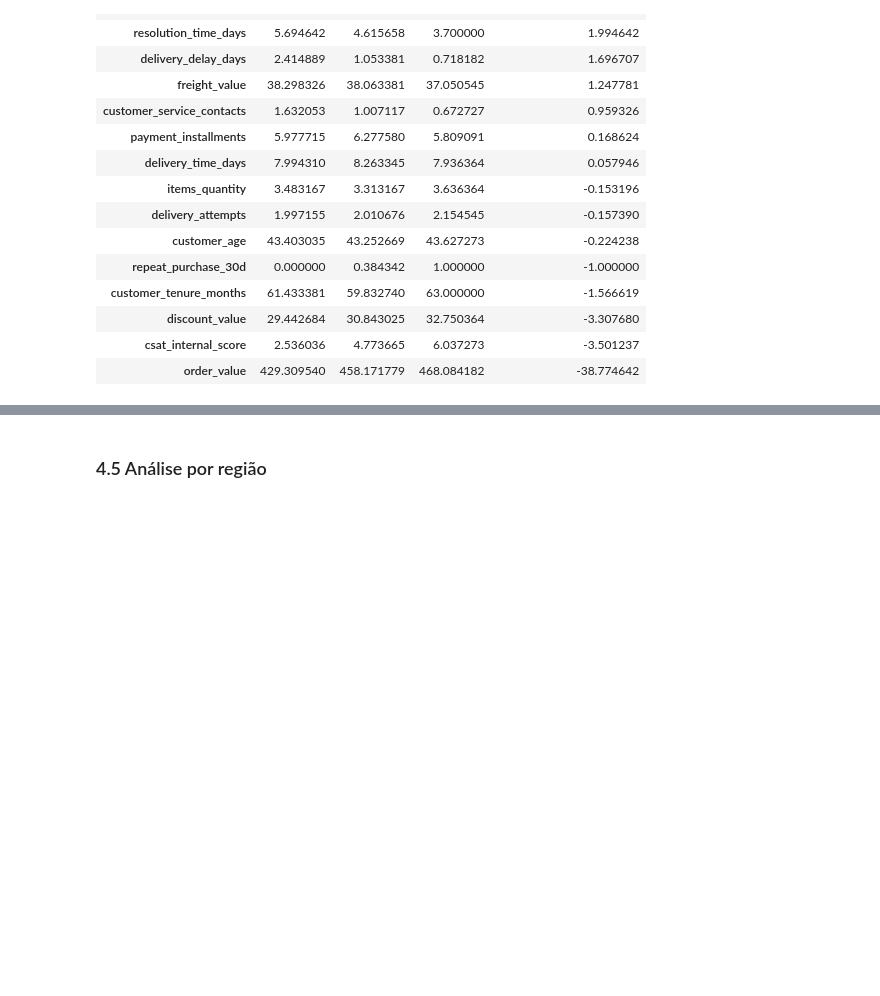
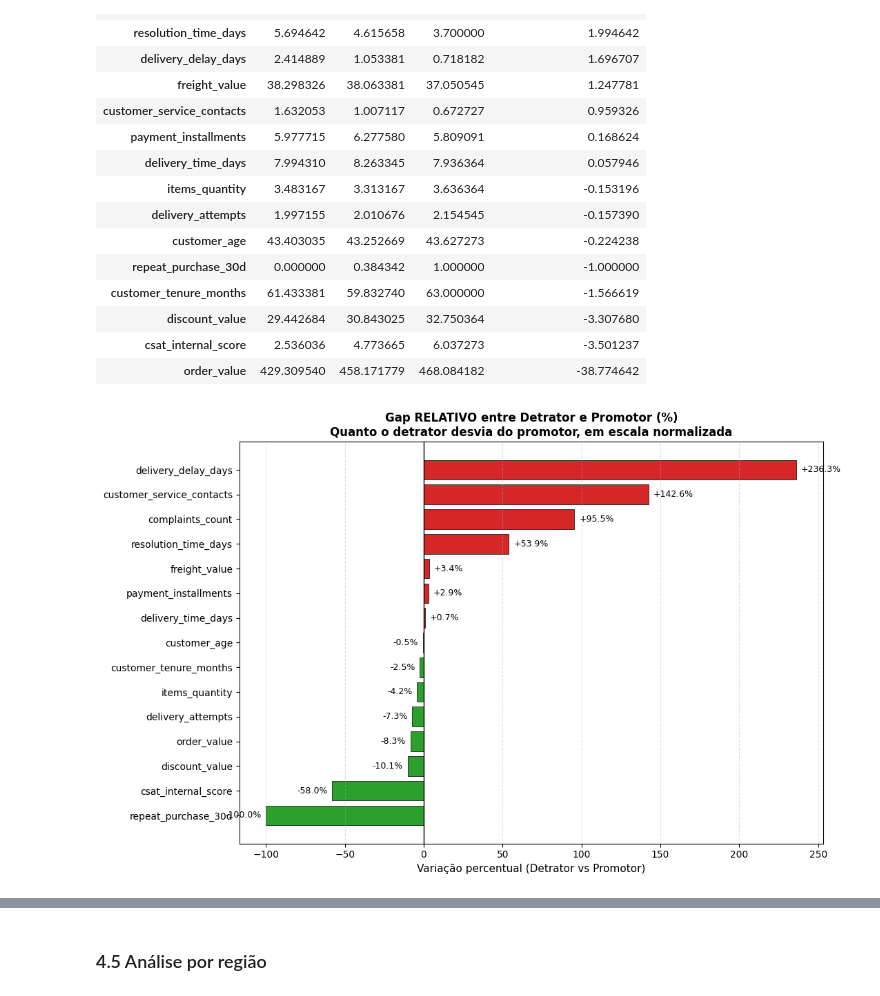
Before and after one commit to Joaodanieljr/fiap-ds-ia-tech-challenge-1, a Jupyter notebook: notebooks/Tech_Challenge_Grupo_61.ipynb, the cells around one changed output, grey strips where cells are left out. Drawn from its saved outputs; the diff is of its cells as text; code cells hidden in the pictures; blank space fills up the shorter version.

```diff
--- a/notebooks/Tech_Challenge_Grupo_61.ipynb
+++ b/notebooks/Tech_Challenge_Grupo_61.ipynb
@@ -610,3 +610,78 @@ perfil_por_segmento.sort_values('gap_detrator_vs_promotor', ascending=False)
 | discount_value | 29.442684 | 30.843025 | 32.750364 | -3.307680 |
 | csat_internal_score | 2.536036 | 4.773665 | 6.037273 | -3.501237 |
 | order_value | 429.309540 | 458.171779 | 468.084182 | -38.774642 |
+# %%
+# Visualização: Gap RELATIVO entre Detratores e Promotores
+# Objetivo: Comparar variáveis em escalas diferentes (R$, dias, contagens)
+#           usando variação percentual ao invés de diferença absoluta.
+#           Responde: "quanto o detrator desvia do promotor, em %?"
+
+# ─── Cálculo do gap relativo (em %) ──────────────────────────────────────────
+# Fórmula: ((Detrator - Promotor) / |Promotor|) * 100
+# Uso de ABS no denominador evita inversão de sinal quando promotor é negativo
+# replace(0, np.nan) protege contra divisão por zero (caso repeat_purchase_30d)
+perfil_por_segmento['gap_pct_detrator_vs_promotor'] = (
+    (perfil_por_segmento['Detrator'] - perfil_por_segmento['Promotor'])
+    / perfil_por_segmento['Promotor'].abs().replace(0, np.nan)
+) * 100
+
+# ─── Preparação dos dados para o gráfico ─────────────────────────────────────
+# Remove linhas com NaN (variáveis onde promotor = 0, sem cálculo possível)
+gap_relativo = (
+    perfil_por_segmento
+    .dropna(subset=['gap_pct_detrator_vs_promotor'])
+    .sort_values('gap_pct_detrator_vs_promotor')
+)
+
+# Cores semânticas (mesma lógica do gráfico anterior)
+cores_barras = [
+    '#d62728' if valor > 0 else '#2ca02c'
+    for valor in gap_relativo['gap_pct_detrator_vs_promotor']
+]
+
+# ─── Gráfico de barras horizontais ───────────────────────────────────────────
+plt.figure(figsize=(11, 7))
+barras = plt.barh(
+    gap_relativo.index,
+    gap_relativo['gap_pct_detrator_vs_promotor'],
+    color=cores_barras,
+    edgecolor='black',
+    linewidth=0.5
+)
+
+# Linha de referência no zero
+plt.axvline(x=0, color='black', linewidth=1)
+
+# Rótulos com o valor percentual em cada barra (facilita leitura)
+for barra, valor in zip(barras, gap_relativo['gap_pct_detrator_vs_promotor']):
+    largura = barra.get_width()
+    posicao_x = largura + (3 if largura > 0 else -3)
+    alinhamento = 'left' if largura > 0 else 'right'
+    plt.text(
+        posicao_x,
+        barra.get_y() + barra.get_height() / 2,
+        f'{valor:+.1f}%',
+        va='center', ha=alinhamento, fontsize=9
+    )
+
+plt.title(
+    'Gap RELATIVO entre Detrator e Promotor (%)\n'
+    'Quanto o detrator desvia do promotor, em escala normalizada',
+    fontsize=12, fontweight='bold'
+)
+plt.xlabel('Variação percentual (Detrator vs Promotor)', fontsize=11)
+plt.ylabel('')
+plt.grid(axis='x', linestyle='--', alpha=0.4)
+plt.tight_layout()
+plt.show()
+
+# Tabela complementar para consulta
+print('\nGap percentual ordenado (do mais crítico ao mais protetor):')
+print(
+    perfil_por_segmento[['Detrator', 'Promotor', 'gap_pct_detrator_vs_promotor']]
+    .sort_values('gap_pct_detrator_vs_promotor', ascending=False)
+    .round(2)
+    .to_string()
+)
+# %% [output]
+[figure, added]
```
Also changed, not shown: parts of 12 cells of this notebook.
